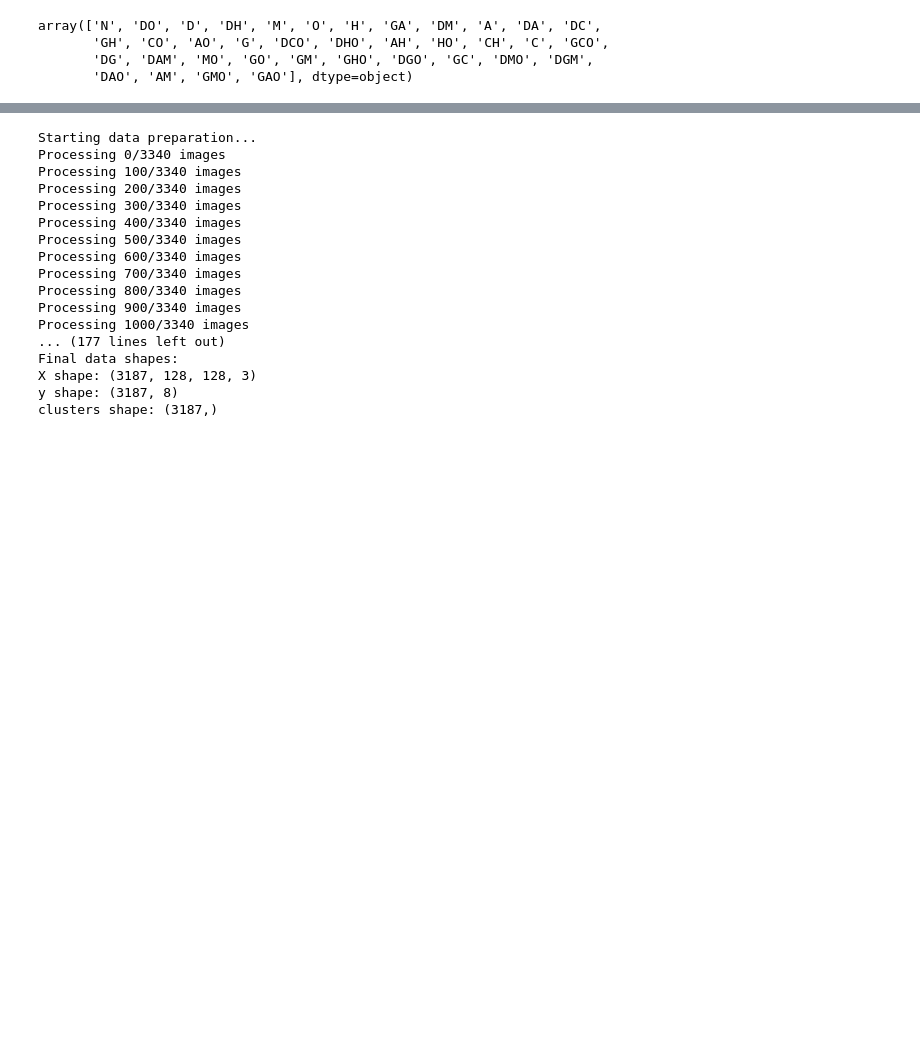
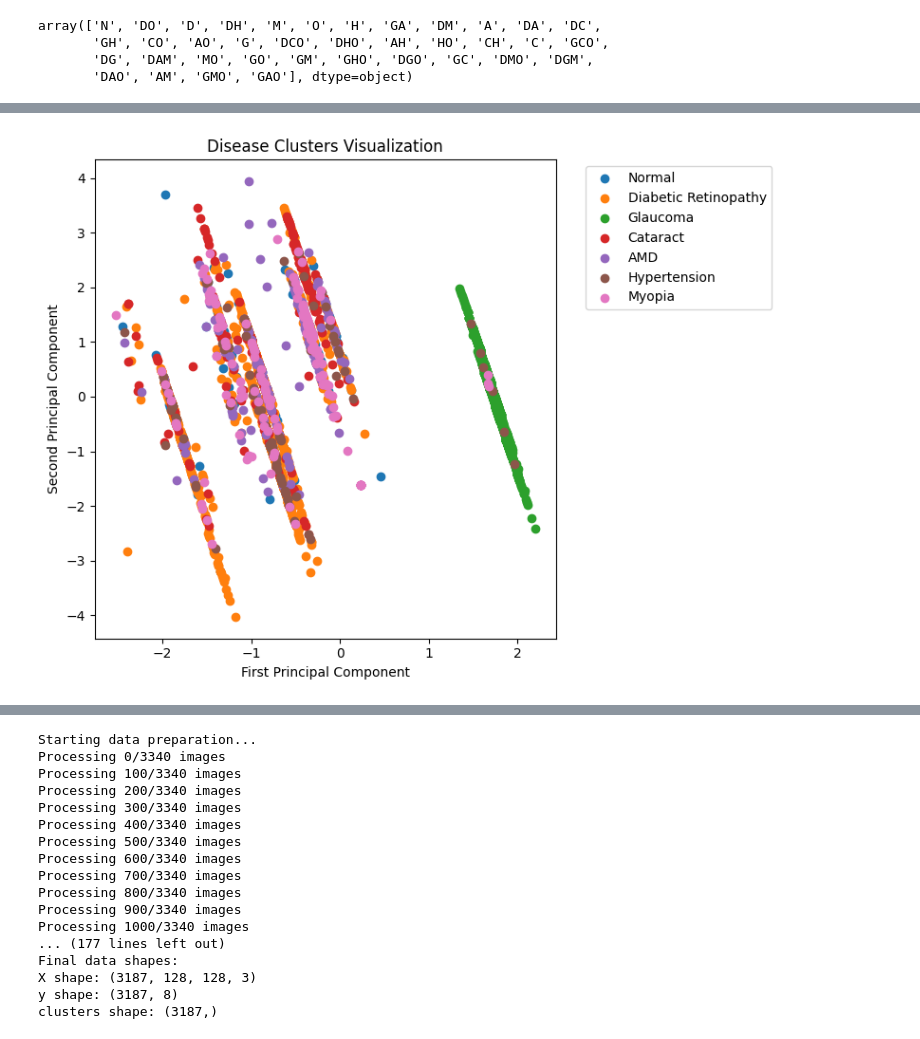
Before and after one commit to Arundhuti2000/ocular_eye_disease_detection, a Jupyter notebook: ocd.ipynb, the cells around one changed output, grey strips where cells are left out. Saved outputs shown, nothing was run; the diff lists cells and outputs as text; code cells hidden in the pictures; blank space fills up the shorter version.

Commit message:
visualized the clustes and centre points

```diff
--- a/ocd.ipynb
+++ b/ocd.ipynb
@@ -627,0 +629,29 @@ Name: count, dtype: int64
+# %%
+# Plotting cluster visualization
+import matplotlib.pyplot as plt
+from sklearn.decomposition import PCA
+
+# First ensure X_scaled and clusters have same length
+X_scaled = X_scaled[:min(len(X_scaled), len(clusters))]
+clusters = clusters[:min(len(X_scaled), len(clusters))]
+
+# Now apply PCA(Principle component Analysis) and plot
+pca = PCA(n_components=2)
+X_pca = pca.fit_transform(X_scaled)
+
+# Define feature names for plotting
+cluster_features = ['Normal', 'Diabetic Retinopathy', 'Glaucoma', 'Cataract', 'AMD', 'Hypertension', 'Myopia']
+
+plt.figure(figsize=(8,6))
+for i in range(7):
+   mask = clusters == i
+   plt.scatter(X_pca[mask, 0], X_pca[mask, 1], label=cluster_features[i])
+
+plt.title('Disease Clusters Visualization')
+plt.xlabel('First Principal Component')
+plt.ylabel('Second Principal Component')
+plt.legend(bbox_to_anchor=(1.05, 1), loc='upper left')
+plt.tight_layout()
+plt.show()
+# %% [output]
+[figure, added]
```
Also changed, not shown: parts of 7 cells of this notebook.
